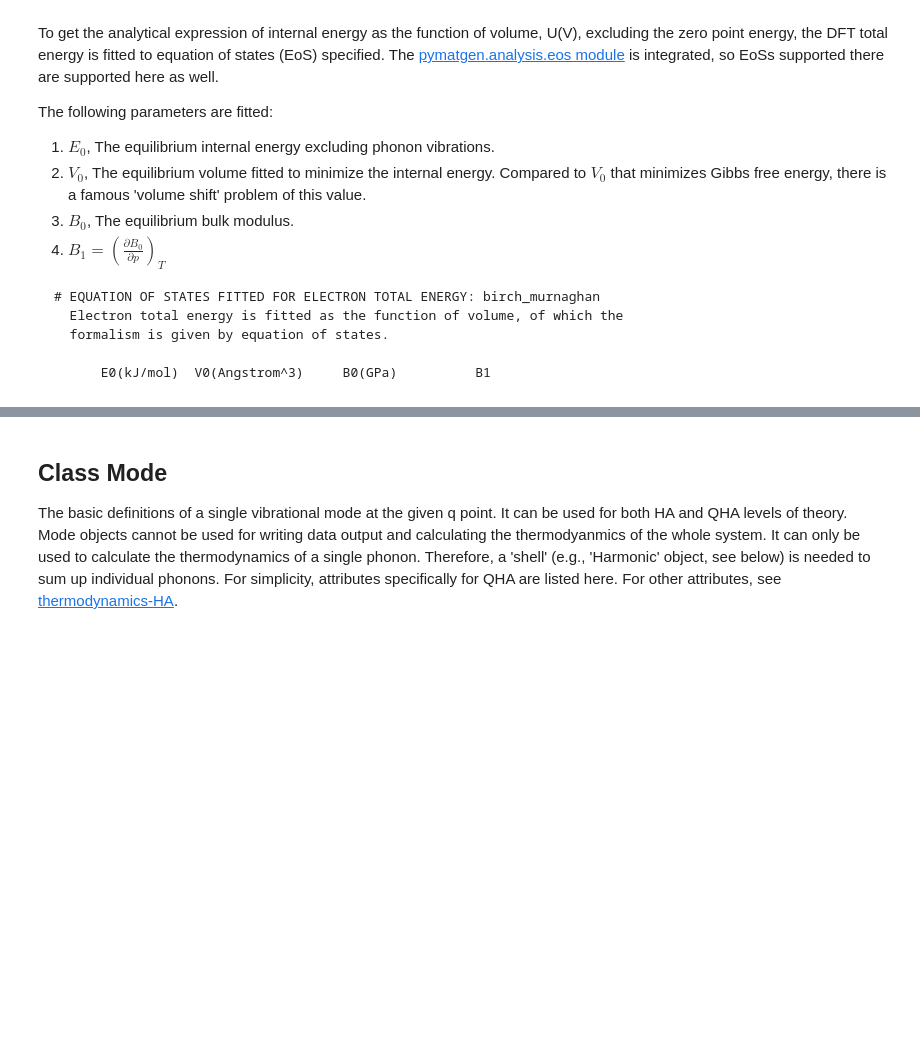
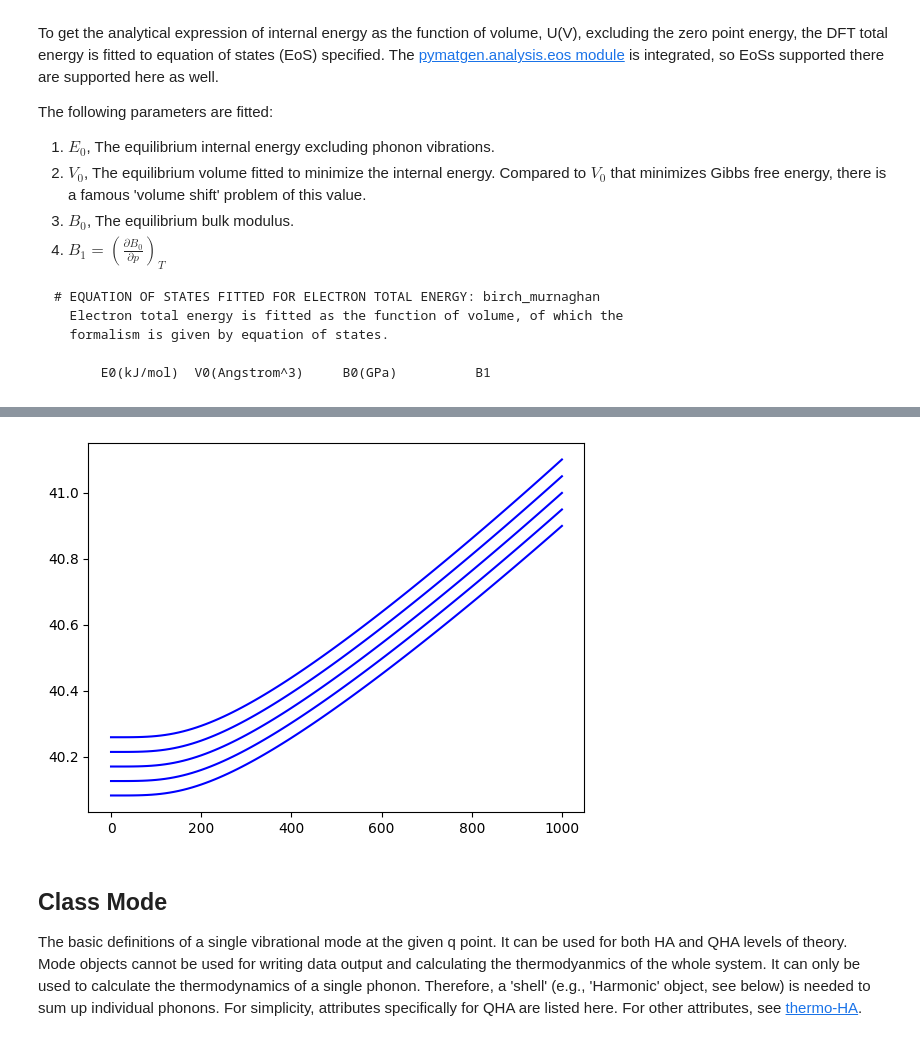
Before and after one commit to crystal-code-tools/CRYSTALpytools, a Jupyter notebook: tutorial/thermo-QHA.ipynb, the cells around one changed output, grey strips where cells are left out. Drawn from its saved outputs; the diff is of its cells as text; code cells hidden in the pictures; blank space fills up the shorter version.

Commit message:
Modify tutorial and minor bug fix

```diff
--- a/tutorial/thermo-QHA.ipynb
+++ b/tutorial/thermo-QHA.ipynb
@@ -174,5 +156,23 @@ The following information is printed out:
+# %%
+import numpy as np
+from crystal_functions.thermodynamics import Quasi_harmonic
+import matplotlib.pyplot as plt
+
+file = 'data/corundum.out'
+tempt = np.linspace(0, 1000, 101)
+press = np.linspace(0, 1, 5)
+
+qha = Quasi_harmonic(write_out=False).from_QHA_file(file)
+qha.thermodynamics(temperature=tempt, pressure=press, eos_method='birch_murnaghan',
+                   poly_order=[3], min_method='BFGS')
+
+for v_p in qha.equilibrium_volume:
+    v_p = v_p * 0.602214 / 4 # Angstrom^3 to cm^3/mol
+    plt.plot(tempt, v_p, '-b')
+# %% [output]
+[figure, added]
 # %% [markdown]
 ## Class Mode
-The basic definitions of a single vibrational mode at the given q point. It can be used for both HA and QHA levels of theory. Mode objects cannot be used for writing data output and calculating the thermodyanmics of the whole system. It can only be used to calculate the thermodynamics of a single phonon. Therefore, a 'shell' (e.g., 'Harmonic' object, see below) is needed to sum up individual phonons. For simplicity, attributes specifically for QHA are listed here. For other attributes, see [thermodynamics-HA](https://github.com/crystal-code-tools/crystal_functions/blob/main/tutorial/thermodynamics-HA.ipynb).
+The basic definitions of a single vibrational mode at the given q point. It can be used for both HA and QHA levels of theory. Mode objects cannot be used for writing data output and calculating the thermodyanmics of the whole system. It can only be used to calculate the thermodynamics of a single phonon. Therefore, a 'shell' (e.g., 'Harmonic' object, see below) is needed to sum up individual phonons. For simplicity, attributes specifically for QHA are listed here. For other attributes, see [thermo-HA](https://github.com/crystal-code-tools/crystal_functions/blob/main/tutorial/thermo-HA.ipynb).
 # %% [markdown]
 ### Methods for QHA
```
Also changed, not shown: parts of 29 cells of this notebook, 8 other files.
